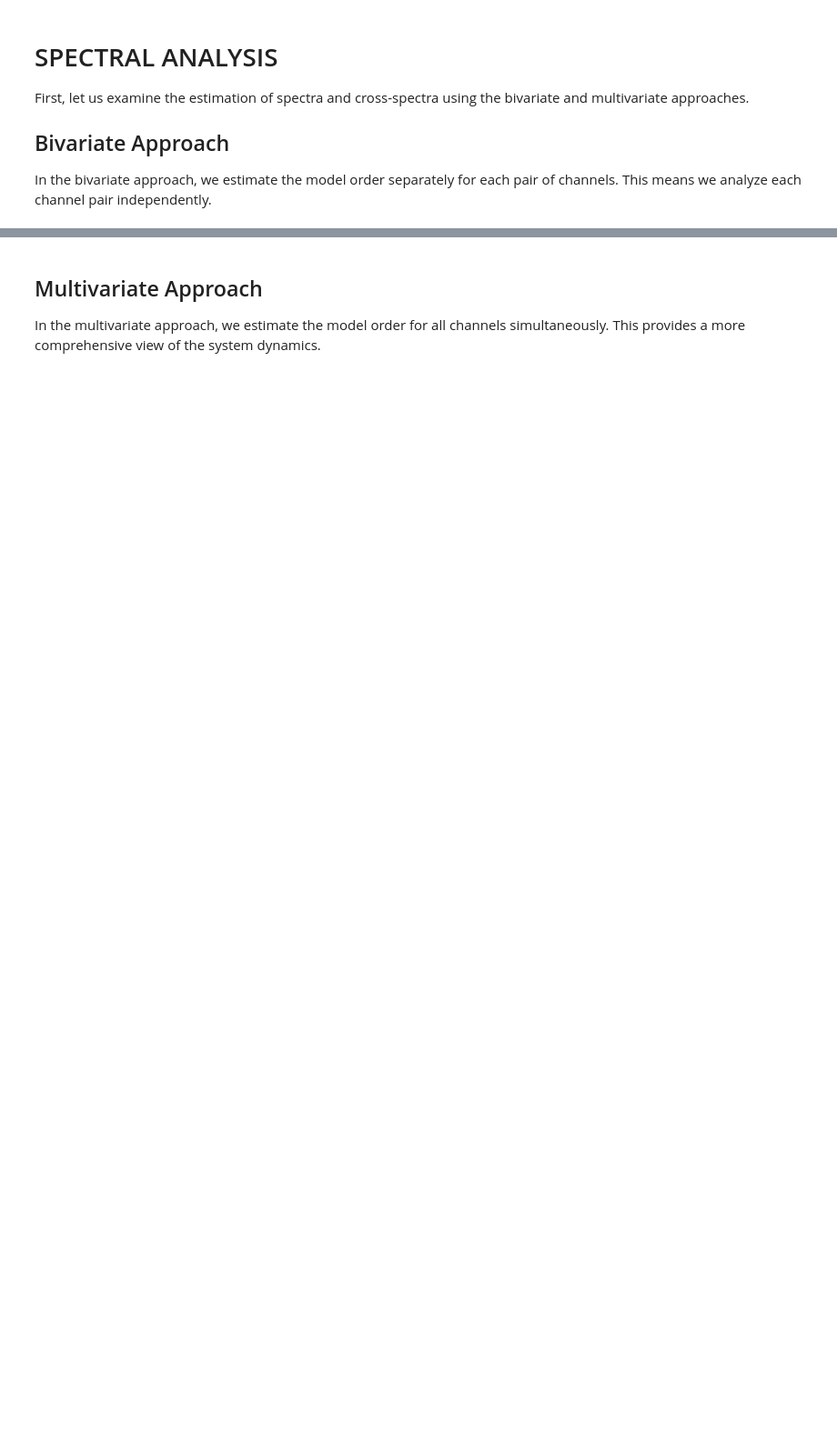
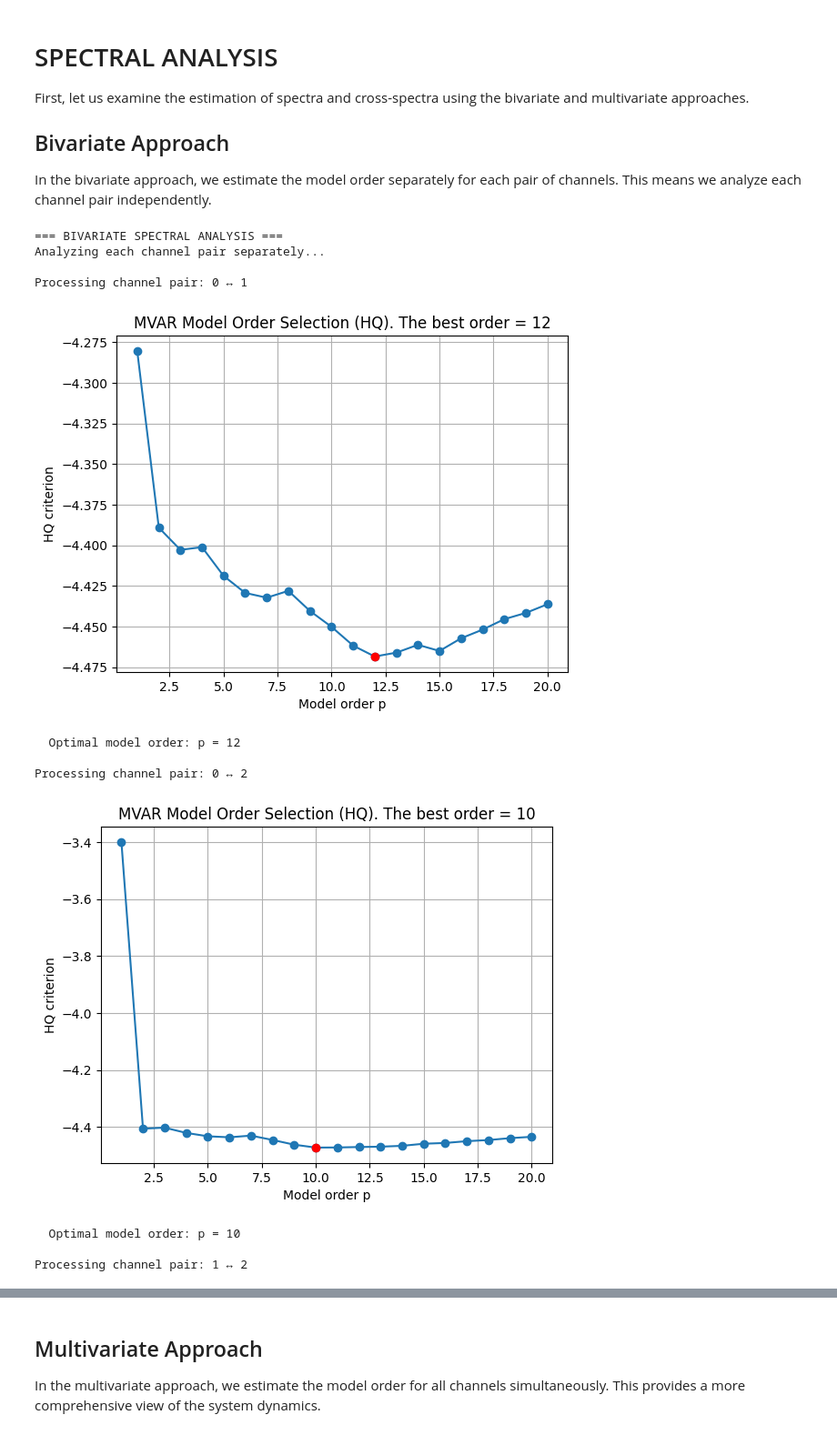
Before and after one commit to jzygierewicz/SYNCCIN_2025_summer_school, a Jupyter notebook: 3_channels_MVAR.ipynb, the cells around one changed output, grey strips where cells are left out. Shown: that part at 91% size. Saved outputs shown, nothing was run; the diff lists cells and outputs as text; code cells hidden in the pictures; blank space fills up the shorter version.

```diff
--- a/3_channels_MVAR.ipynb
+++ b/3_channels_MVAR.ipynb
@@ -146,7 +194,7 @@ data = joblib.load('simulated_3_channels.joblib')
 describe_dict(data)
 
 sim1 = data['EEG']
-Fs = data['Fs']
+Fs = data['Fs'].item()
 N_chan, N_samp = sim1.shape
 
 print(f"\n=== DATA CHARACTERISTICS ===")
@@ -162,7 +221,6 @@ Let's plot the 3-channel EEG signals using interactive Plotly visualizations:
 # %%
 # Plot the signals using Plotly for interactive zooming
 time_samples = np.arange(N_samp)
-time_seconds = time_samples / Fs
 
 fig = make_subplots(
     rows=N_chan, cols=1,
@@ -176,7 +234,7 @@ colors = px.colors.qualitative.Set1[:N_chan]
 for i in range(N_chan):
     fig.add_trace(
         go.Scatter(
-            x=time_seconds,
+            x=time_samples,
             y=sim1[i, :],
             mode='lines',
             name=f'Channel {i}',
@@ -192,12 +250,8 @@ fig.update_layout(
     font=dict(size=12)
 )
 
-fig.update_xaxes(title_text="Time [seconds]", row=N_chan, col=1)
+fig.update_xaxes(title_text="Time [samples]", row=N_chan, col=1)
 fig.update_yaxes(title_text="Amplitude [µV]")
 
 fig.show()
-
-# Display basic statistics
-print("=== SIGNAL STATISTICS ===")
-for i in range(N_chan):
-    print(f"Channel {i}: Mean={np.mean(sim1[i,:]):.3f}, Std={np.std(sim1[i,:]):.3f}, Range=[{np.min(sim1[i,:]):.3f}, {np.max(sim1[i,:]):.3f}]")
+print("Zoom the beginig of the sinal to observe the deles of the marker oround sample 10")
@@ -235,8 +290,8 @@ We will model the signal using a multivariate autoregressive (MVAR) model and co
 Let's set up the analysis parameters:
 # %%
 # Analysis parameters
-max_p = 15          # Maximum model order to test
-crit_type = 'AIC'   # Information criterion (AIC or BIC)
+max_p = 20          # Maximum model order to test
+crit_type = 'HQ'   # Information criterion (AIC or HQ or SC)
 f = np.arange(0, 64, 0.1)  # Frequency range for analysis
 N_f = f.shape[0]    # Number of frequency points
 
@@ -261,31 +323,44 @@ print("Analyzing each channel pair separately...")
 # Initialize the bivariate spectrum
 S_bivariate = np.zeros((N_chan, N_chan, N_f), dtype=np.complex128)
 
 # Process each channel pair
 for ch1 in range(N_chan):
     for ch2 in range(ch1+1, N_chan):
         print(f"\nProcessing channel pair: {ch1} ↔ {ch2}")
 
         # Create bivariate signal
         x = np.vstack((sim1[ch1, :], sim1[ch2, :]))
 
         # Estimate optimal model order for this pair
-        crit, p_range, p_opt = mvar_criterion(x, max_p, crit_type, False)
+        crit, p_range, p_opt = mvar_criterion(x, max_p, crit_type, True)
         print(f"  Optimal model order: p = {p_opt}")
 
         # Estimate AR coefficients and compute transfer function
         Ar, V = AR_coeff(x, p_opt)
         H, _ = mvar_H(Ar, f, Fs)
 
         # Compute spectrum for this channel pair
         S_2chan = np.zeros((2, 2, N_f), dtype=np.complex128)
         for fi in range(N_f):
             S_2chan[:, :, fi] = H[:, :, fi].dot(V.dot(H[:, :, fi].T))
 
         # Store results in the global bivariate spectrum matrix
         S_bivariate[ch1, ch1, :] = S_2chan[0, 0, :]
         S_bivariate[ch2, ch2, :] = S_2chan[1, 1, :]
         S_bivariate[ch1, ch2, :] = S_2chan[0, 1, :]
         S_bivariate[ch2, ch1, :] = S_2chan[1, 0, :]
 
 print("\n✓ Bivariate spectral analysis completed!")
+# %% [output]
+=== BIVARIATE SPECTRAL ANALYSIS ===
+Analyzing each channel pair separately...
+
+Processing channel pair: 0 ↔ 1
+[figure, added]
+  Optimal model order: p = 12
+
+Processing channel pair: 0 ↔ 2
+[figure, added]
+  Optimal model order: p = 10
+
+Processing channel pair: 1 ↔ 2
```
Also changed, not shown: parts of 19 cells of this notebook.
